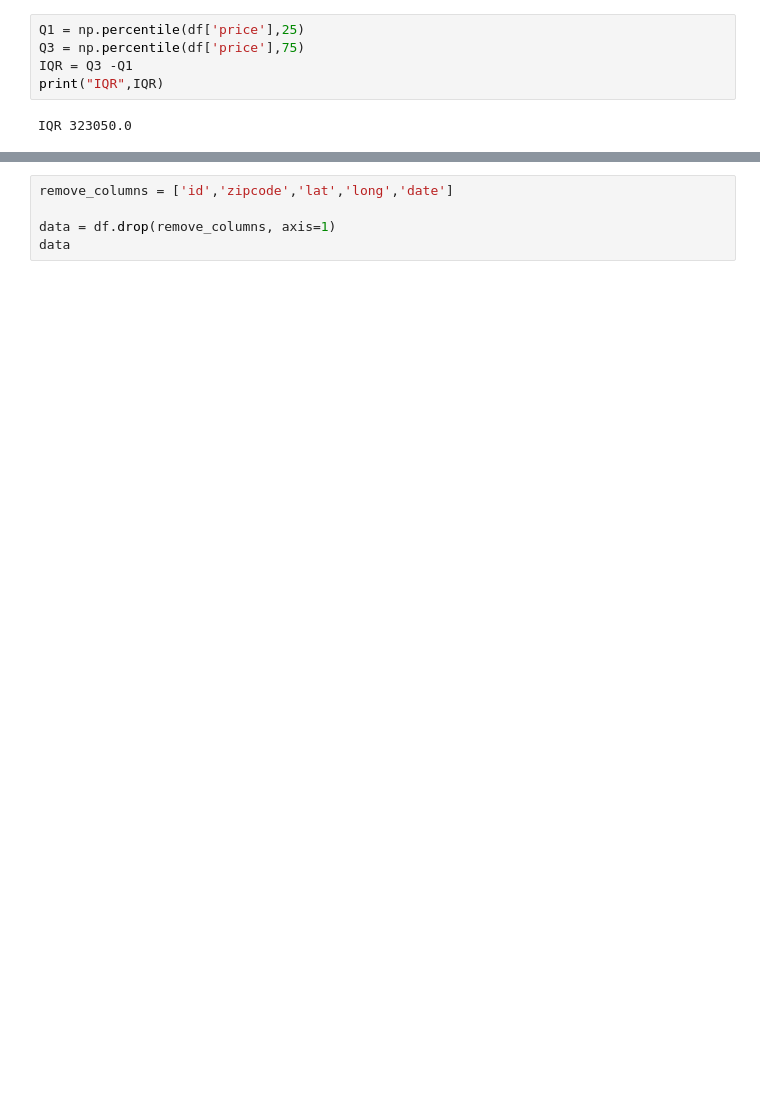
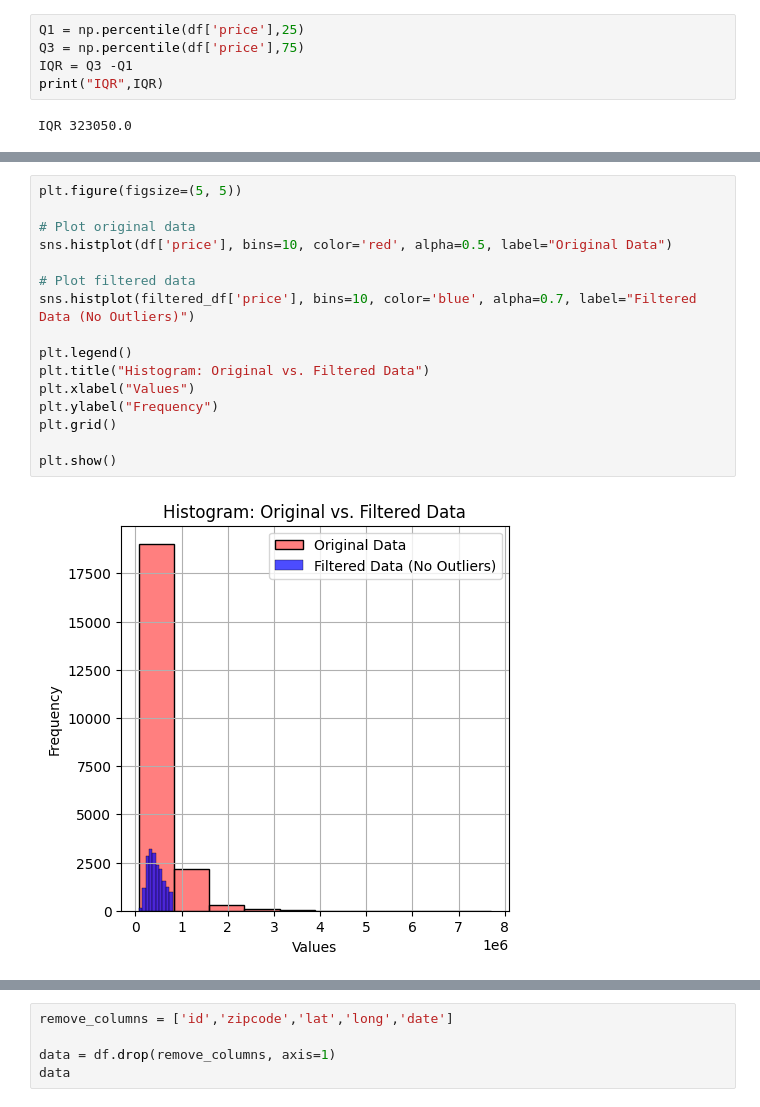
Before and after one commit to Metaphysicist1/GITA-ML, a Jupyter notebook: Task2/Task2_Script.ipynb, the cells around one changed output, grey strips where cells are left out. Saved outputs shown, nothing was run; the diff lists cells and outputs as text; blank space fills up the shorter version.

```diff
--- a/Task2/Task2_Script.ipynb
+++ b/Task2/Task2_Script.ipynb
@@ -133,0 +165,18 @@ IQR 323050.0
+# %%
+plt.figure(figsize=(5, 5))
+
+# Plot original data
+sns.histplot(df['price'], bins=10, color='red', alpha=0.5, label="Original Data")
+
+# Plot filtered data
+sns.histplot(filtered_df['price'], bins=10, color='blue', alpha=0.7, label="Filtered Data (No Outliers)")
+
+plt.legend()
+plt.title("Histogram: Original vs. Filtered Data")
+plt.xlabel("Values")
+plt.ylabel("Frequency")
+plt.grid()
+
+plt.show()
+# %% [output]
+[figure, added]
```
Also changed, not shown: parts of 5 cells of this notebook.
